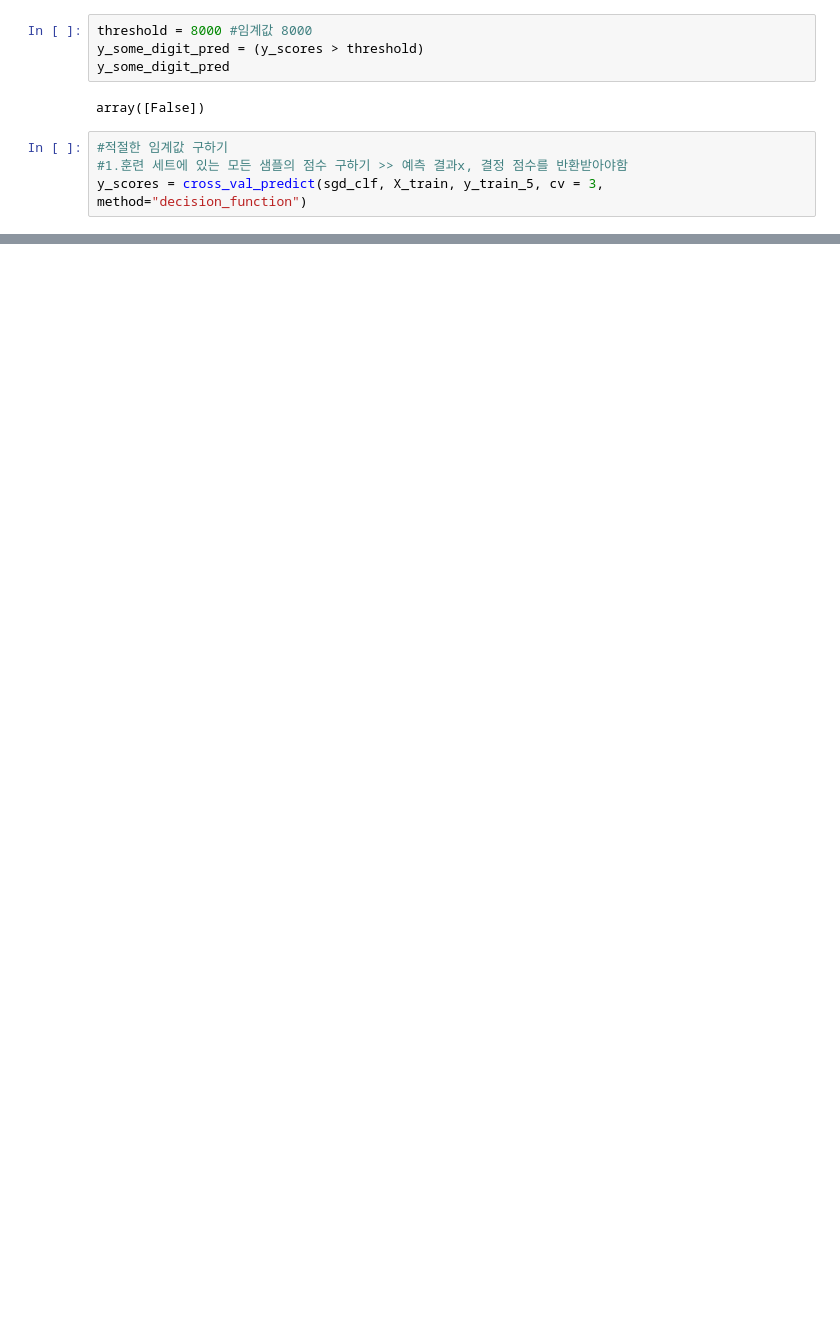
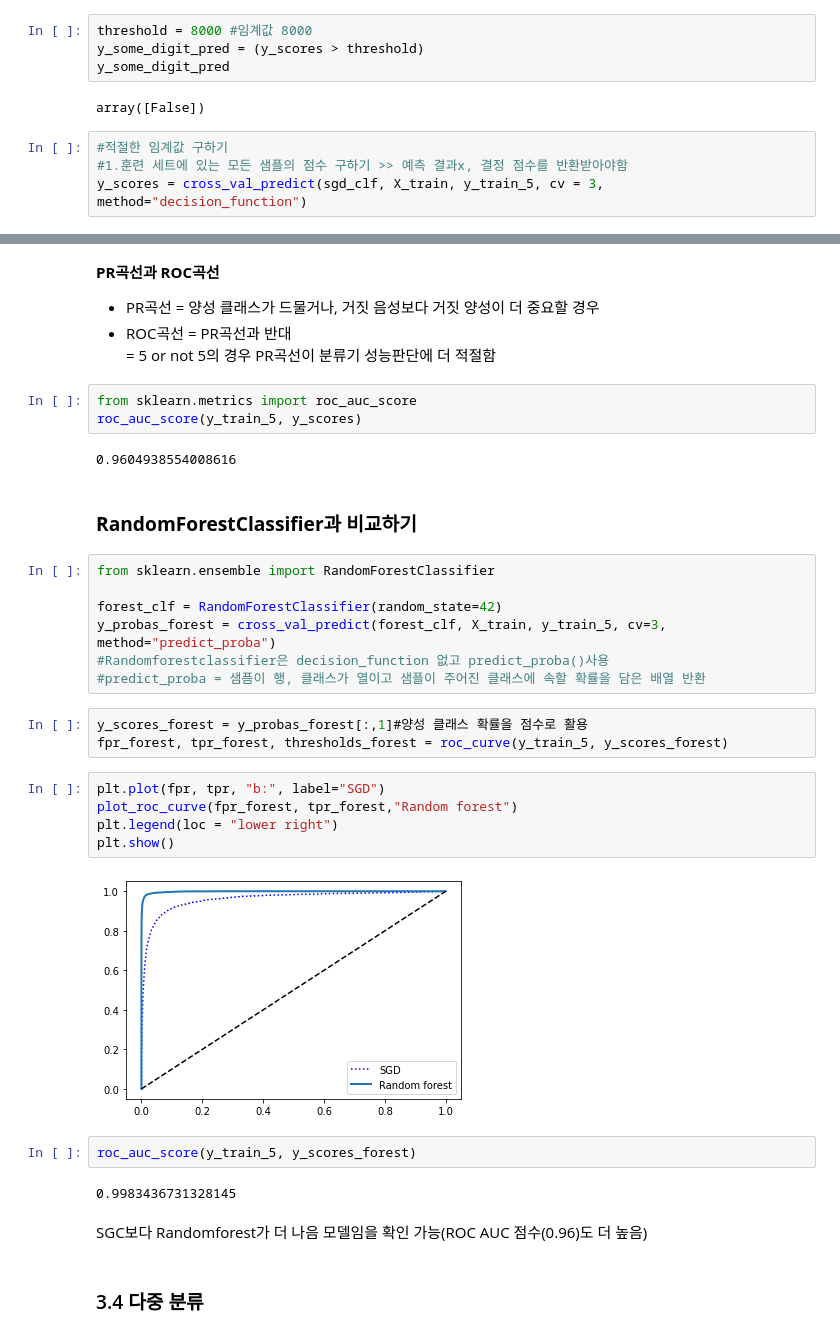
Before and after one commit to Note-YH/Hands-ON-ML-2nd-Edition, a Jupyter notebook: Chapter03.ipynb, the cells around one changed output, grey strips where cells are left out. Cells and saved outputs as stored; diff of their text form; blank space fills up the shorter version.

```diff
--- a/Chapter03.ipynb
+++ b/Chapter03.ipynb
@@ -254,0 +310,37 @@ plt.show()
+# %% [markdown]
+**PR곡선과 ROC곡선**
+- PR곡선 = 양성 클래스가 드물거나, 거짓 음성보다 거짓 양성이 더 중요할 경우
+- ROC곡선 = PR곡선과 반대<br>
+= 5 or not 5의 경우 PR곡선이 분류기 성능판단에 더 적절함
+# %%
+from sklearn.metrics import roc_auc_score
+roc_auc_score(y_train_5, y_scores)
+# %% [output]
+0.9604938554008616
+# %% [markdown]
+### **RandomForestClassifier**과 비교하기
+# %%
+from sklearn.ensemble import RandomForestClassifier
+
+forest_clf = RandomForestClassifier(random_state=42)
+y_probas_forest = cross_val_predict(forest_clf, X_train, y_train_5, cv=3, method="predict_proba")
+#Randomforestclassifier은 decision_function 없고 predict_proba()사용
+#predict_proba = 샘픔이 행, 클래스가 열이고 샘플이 주어진 클래스에 속할 확률을 담은 배열 반환
+# %%
+y_scores_forest = y_probas_forest[:,1]#양성 클래스 확률을 점수로 활용
+fpr_forest, tpr_forest, thresholds_forest = roc_curve(y_train_5, y_scores_forest)
+# %%
+plt.plot(fpr, tpr, "b:", label="SGD")
+plot_roc_curve(fpr_forest, tpr_forest,"Random forest")
+plt.legend(loc = "lower right")
+plt.show()
+# %% [output]
+[figure, added]
+# %%
+roc_auc_score(y_train_5, y_scores_forest)
+# %% [output]
+0.9983436731328145
+# %% [markdown]
+SGC보다 Randomforest가 더 나음 모델임을 확인 가능(ROC AUC 점수(0.96)도 더 높음)
+# %% [markdown]
+### 3.4 다중 분류
```
Also changed, not shown: parts of 10 cells of this notebook.
